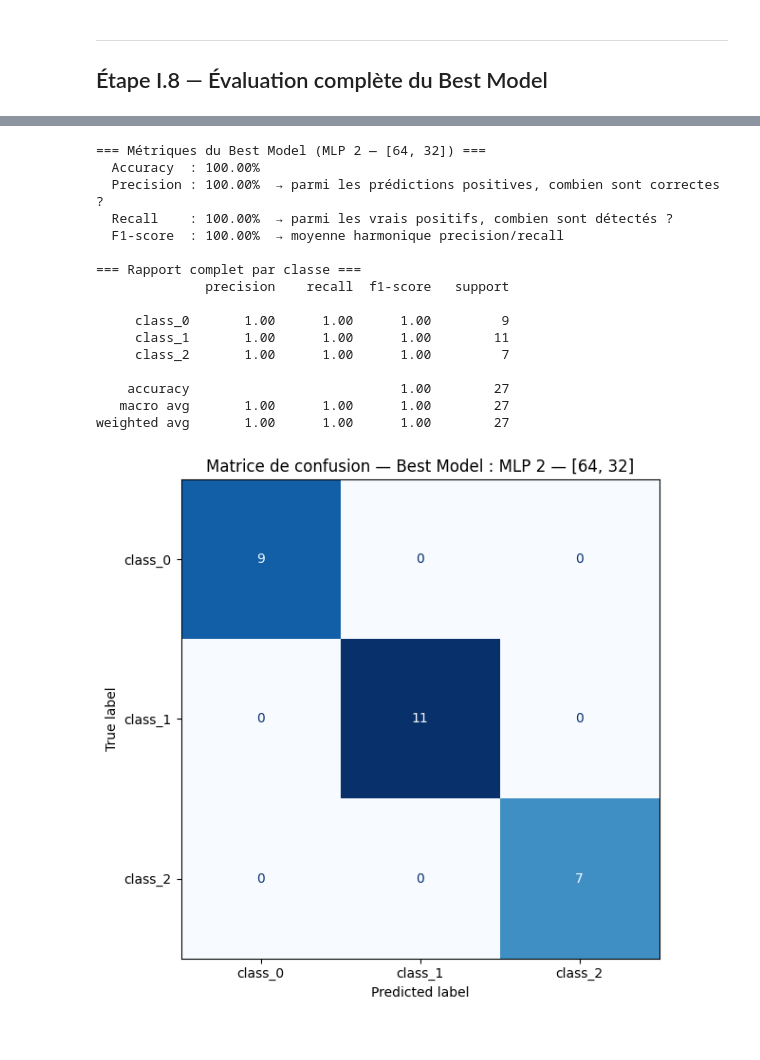
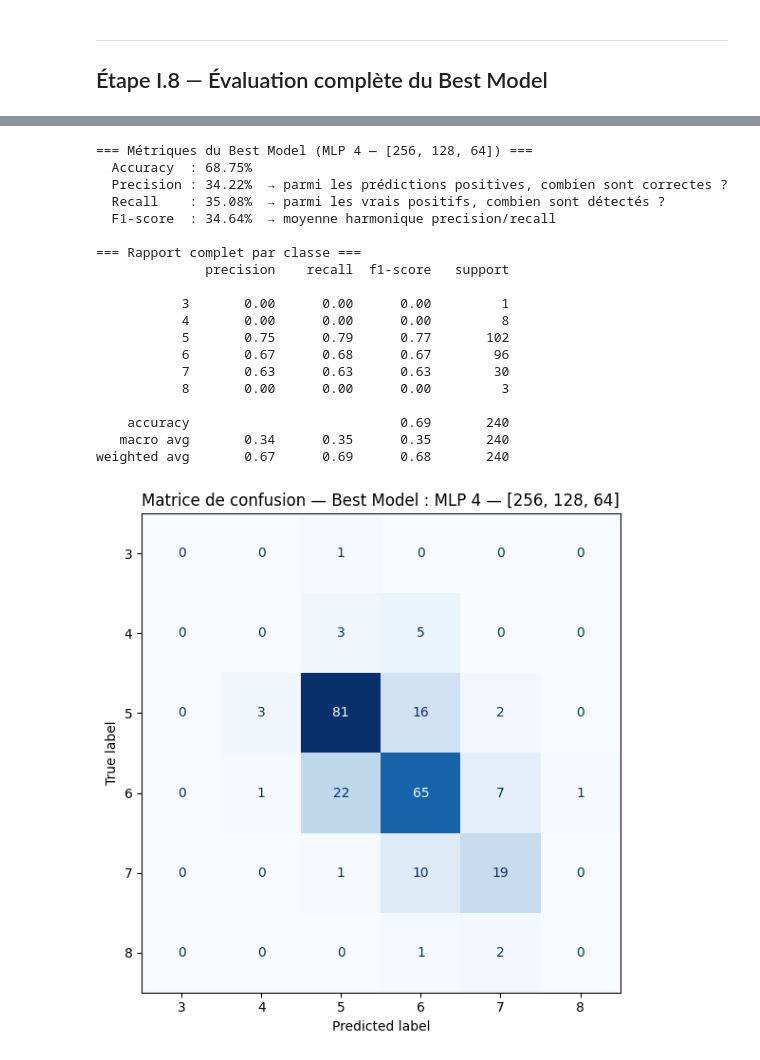
Before and after one commit to imaneND/PROJET_DEEP_LEARNING, a Jupyter notebook: Partie_I.ipynb, the cells around one changed output, grey strips where cells are left out. Saved outputs shown, nothing was run; the diff lists cells and outputs as text; code cells hidden in the pictures.

```diff
--- a/Partie_I.ipynb
+++ b/Partie_I.ipynb
@@ -170,7 +185,7 @@ class MLP(nn.Module):
         return self.output_layer(x)
 
 
-model_custom = MLP(input_size=13, hidden_sizes=[64, 32], output_size=3).to(device)
+model_custom = MLP(input_size=11, hidden_sizes=[64, 32], output_size=6).to(device)
 print('Architecture classe personnalisée :')
 print(model_custom)
 print(f'\nNombre de paramètres : {sum(p.numel() for p in model_custom.parameters())}')
@@ -254,7 +269,7 @@ configs = [
     ('Xavier',     init_xavier,     'seagreen')
 ]
 for ax, (titre, fn, color) in zip(axes, configs):
-    m = MLP(13, [64, 32], 3)
+    m = MLP(11, [64, 32], 6)
     m.apply(fn)
     weights = torch.cat([p.data.flatten() for name, p in m.named_parameters() if 'weight' in name])
     ax.hist(weights.numpy(), bins=60, color=color, edgecolor='white', alpha=0.85)
@@ -263,5 +278,5 @@ plt.suptitle('Distribution des poids selon l\'initialisation', fontsize=13)
 plt.tight_layout(); plt.show()
 
 model_custom.apply(init_xavier)
-print('✅ Initialisation Xavier appliquée.')
+print(' Initialisation Xavier appliquée.')
 # %% [output]
@@ -380,7 +395,7 @@ resultats = {}
 
 for nom, hidden in architectures:
     print(f'\n=== {nom} ===')
-    m = MLP(input_size=13, hidden_sizes=hidden, output_size=3).to(device)
+    m = MLP(input_size=11, hidden_sizes=hidden, output_size=6).to(device)
     m.apply(init_xavier)
     n_params = sum(p.numel() for p in m.parameters())
     print(f'  Paramètres : {n_params}')
@@ -458,18 +473,18 @@ MLP 5 — [512, 256, 128, 64]    179843         100.00%       88.89%
 best_nom = max(resultats, key=lambda k: resultats[k]['test_acc'])
 best_res = resultats[best_nom]
 
-print(f'🏆 Best Model : {best_nom}')
+print(f' Best Model : {best_nom}')
 print(f'   Test Accuracy : {best_res["test_acc"]:.2f}%')
 print(f'   Val Accuracy  : {best_res["best_val"]:.2f}%')
 print(f'   Paramètres    : {best_res["params"]}')
 
 # Sauvegarder le best model
 torch.save(best_res['best_state'], 'meilleur_mlp.pth')
-print('\n✅ Best model sauvegardé dans meilleur_mlp.pth')
+print('\n Best model sauvegardé dans meilleur_mlp.pth')
 
 # Recharger le best model
-model_reloaded = MLP(input_size=13, hidden_sizes=best_res['hidden'], output_size=3).to(device)
+model_reloaded = MLP(input_size=11, hidden_sizes=best_res['hidden'], output_size=6).to(device)
 model_reloaded.load_state_dict(torch.load('meilleur_mlp.pth', map_location=device))
 model_reloaded.eval()
-print('✅ Best model rechargé avec succès.')
+print(' Best model rechargé avec succès.')
 # %% [output]
@@ -515,47 +530,51 @@ with torch.no_grad():
         outputs  = model_reloaded(X_batch.to(device))
         _, preds = torch.max(outputs, 1)
         all_labels.extend(y_batch.numpy())
         all_preds.extend(preds.cpu().numpy())
 
 acc  = accuracy_score(all_labels, all_preds)
 prec = precision_score(all_labels, all_preds, average='macro')
 rec  = recall_score(all_labels, all_preds, average='macro')
 f1   = f1_score(all_labels, all_preds, average='macro')
 
 print(f'=== Métriques du Best Model ({best_nom}) ===')
 print(f'  Accuracy  : {acc*100:.2f}%')
 print(f'  Precision : {prec*100:.2f}%  → parmi les prédictions positives, combien sont correctes ?')
 print(f'  Recall    : {rec*100:.2f}%  → parmi les vrais positifs, combien sont détectés ?')
 print(f'  F1-score  : {f1*100:.2f}%  → moyenne harmonique precision/recall')
 
 print('\n=== Rapport complet par classe ===')
-print(classification_report(all_labels, all_preds, target_names=data.target_names))
+print(classification_report(all_labels, all_preds,
+      target_names=[str(c) for c in le.classes_]))
 
 # Matrice de confusion
 cm   = confusion_matrix(all_labels, all_preds)
-disp = ConfusionMatrixDisplay(cm, display_labels=data.target_names)
+disp = ConfusionMatrixDisplay(cm, display_labels=[str(c) for c in le.classes_])
 fig, ax = plt.subplots(figsize=(7, 6))
 disp.plot(ax=ax, cmap='Blues', colorbar=False)
 plt.title(f'Matrice de confusion — Best Model : {best_nom}')
 plt.tight_layout(); plt.show()
 # %% [output]
-=== Métriques du Best Model (MLP 2 — [64, 32]) ===
-  Accuracy  : 100.00%
-  Precision : 100.00%  → parmi les prédictions positives, combien sont correctes ?
-  Recall    : 100.00%  → parmi les vrais positifs, combien sont détectés ?
-  F1-score  : 100.00%  → moyenne harmonique precision/recall
+=== Métriques du Best Model (MLP 4 — [256, 128, 64]) ===
+  Accuracy  : 68.75%
+  Precision : 34.22%  → parmi les prédictions positives, combien sont correctes ?
+  Recall    : 35.08%  → parmi les vrais positifs, combien sont détectés ?
+  F1-score  : 34.64%  → moyenne harmonique precision/recall
 
 === Rapport complet par classe ===
               precision    recall  f1-score   support
 
-     class_0       1.00      1.00      1.00         9
-     class_1       1.00      1.00      1.00        11
-     class_2       1.00      1.00      1.00         7
+           3       0.00      0.00      0.00         1
+           4       0.00      0.00      0.00         8
+           5       0.75      0.79      0.77       102
+           6       0.67      0.68      0.67        96
+           7       0.63      0.63      0.63        30
+           8       0.00      0.00      0.00         3
 
-    accuracy                           1.00        27
-   macro avg       1.00      1.00      1.00        27
-weighted avg       1.00      1.00      1.00        27
+    accuracy                           0.69       240
+   macro avg       0.34      0.35      0.35       240
+weighted avg       0.67      0.69      0.68       240
-[figure, old version]
+[figure, new version]
 # %%
 # ================================================================
 # COMPARAISON DES 3 INITIALISATIONS sur le Best Model
```
Also changed, not shown: parts of 15 cells of this notebook, 2 other files.
